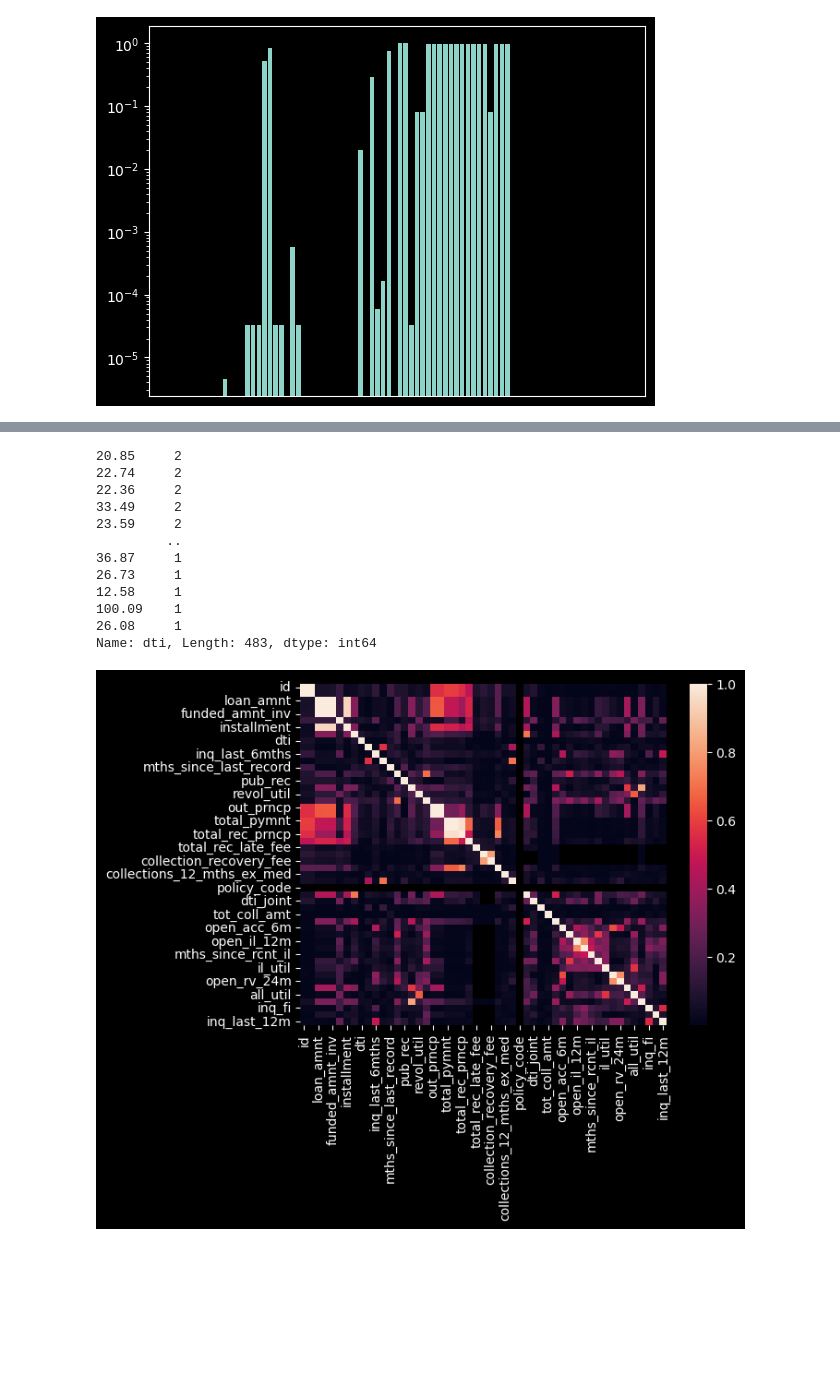
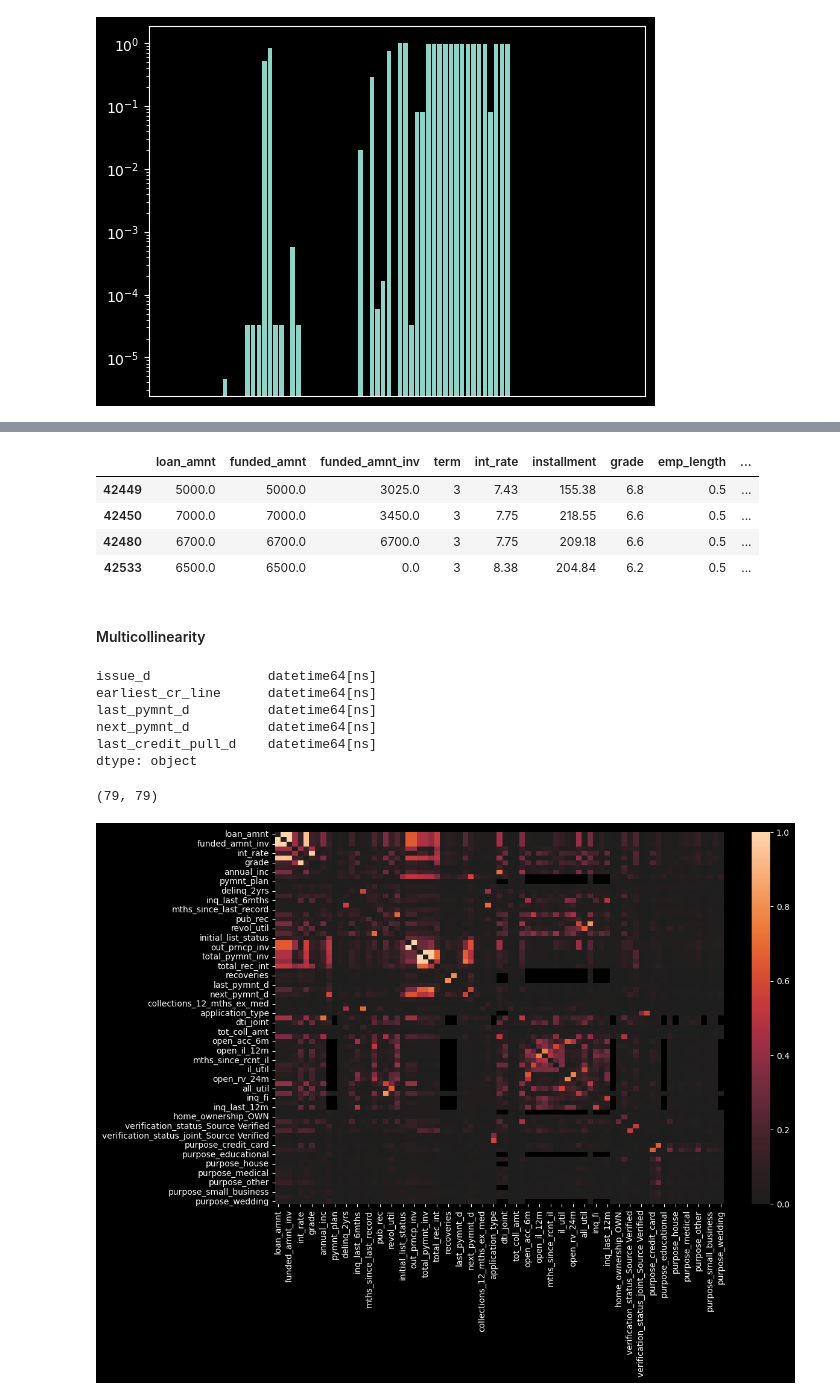
Before and after one commit to Jewdah18/Loan-Default-Risk, a Jupyter notebook: notebooks/Data Wrangling.ipynb, the cells around one changed output, grey strips where cells are left out. Saved outputs shown, nothing was run; the diff lists cells and outputs as text; code cells hidden in the pictures; blank space fills up the shorter version.

Commit message:
Starting Missing Values

```diff
--- a/notebooks/Data Wrangling.ipynb
+++ b/notebooks/Data Wrangling.ipynb
@@ -209,7 +209,7 @@ Columns to drop:
  - **emp_title:** There are too many employment titles. People confused job type with company name so dummy encoding would be a nightmare
  - **desc:** Too many reasons for loans. Without a large Language model to process them I don't know how to evaluate all the different descriptions
 # %%
-X_num = X_num.drop(['id', 'member_id', 'url', 'desc', 'emp_title', 'title', 'zip_code','addr_state'], axis = 1)
+X_num = X_num.drop(['id', 'member_id', 'url', 'desc', 'emp_title', 'title', 'zip_code','addr_state','sub_grade'], axis = 1)
 # %%
 # Convert pyment_plan to a binary variable
 X_num['pymnt_plan'] = np.where(X_num['pymnt_plan'] == 'y', 1, 0)
@@ -233,14 +233,19 @@ Name: issue_d, dtype: object
 # %%
 # Convert the issue date to a datetime object
 X_num['issue_d'] = pd.to_datetime(X_num['issue_d'], errors = 'coerce')
+X_num['issue_d'] = pd.to_numeric(X_num['issue_d'], errors = 'coerce')
 # Convert the earliest credit line of the borrower
 X_num['earliest_cr_line'] = pd.to_datetime(X_num['earliest_cr_line'], errors = 'coerce')
+X_num['earliest_cr_line'] = pd.to_numeric(X_num['earliest_cr_line'], errors = 'coerce')
 # Convert the last payment date of the loan
 X_num['last_pymnt_d'] = pd.to_datetime(X_num['last_pymnt_d'], errors = 'coerce')
+X_num['last_pymnt_d'] = pd.to_numeric(X_num['last_pymnt_d'], errors = 'coerce')
 # Convert the next payment on the loan
 X_num['next_pymnt_d'] = pd.to_datetime(X_num['next_pymnt_d'], errors = 'coerce')
+X_num['next_pymnt_d'] = pd.to_numeric(X_num['next_pymnt_d'], errors = 'coerce')
 # Convert the date that the lending company got a credit report
 X_num['last_credit_pull_d'] = pd.to_datetime(X_num['last_credit_pull_d'], errors='coerce')
+X_num['last_credit_pull_d'] = pd.to_numeric(X_num['last_credit_pull_d'], errors='coerce')
 # %% [markdown]
 Convert the term column to years instead of a string defining the amount of months the loan is for
 # %% [markdown]
@@ -354,19 +353,45 @@ Name: dti_joint, Length: 449, dtype: int64
 # %%
-X_num.loc[X_num['dti_joint'].notnull(), 'dti'].value_counts()
+X_num.loc[X_num['annual_inc'].isnull(),:]
 # %% [output]
-20.85     2
-22.74     2
-22.36     2
-33.49     2
-23.59     2
-         ..
-36.87     1
-26.73     1
-12.58     1
-100.09    1
-26.08     1
-Name: dti, Length: 483, dtype: int64
+|  | loan_amnt | funded_amnt | funded_amnt_inv | term | int_rate | installment | grade | emp_length | ... |
+| 42449 | 5000.0 | 5000.0 | 3025.0 | 3 | 7.43 | 155.38 | 6.8 | 0.5 | ... |
+| 42450 | 7000.0 | 7000.0 | 3450.0 | 3 | 7.75 | 218.55 | 6.6 | 0.5 | ... |
+| 42480 | 6700.0 | 6700.0 | 6700.0 | 3 | 7.75 | 209.18 | 6.6 | 0.5 | ... |
+| 42533 | 6500.0 | 6500.0 | 0.0 | 3 | 8.38 | 204.84 | 6.2 | 0.5 | ... |
-# %%
-sns.heatmap(abs(loan.corr(numeric_only = True)));
-# %% [output]
-[figure, removed]
+# %% [markdown]
+#### Multicollinearity
+# %%
+# Function to get rid of all the diagonals in correlation heatmaps
+def zero_diagonal_heatmap(dfx, min = 0, max = None, color_map = None, threshhold = 0):
+    # give the max a base value
+    if max is None:
+        max = dfx.shape[1]
+    # Create a numpy matrix that is easy to manipulate
+    cm = np.matrix(abs(dfx.iloc[:,min:max].corr(numeric_only = True)))
+    # Create a loop that replaces all the diagonal values with 0
+    for i in range(len(cm)):
+        # Loop thorough the other axis of values
+        for j in range(len(cm)):
+            # All diagonal values happen when i == j
+            if i == j:
+                # set the diagonal value equal to 0
+                cm[i,j] = 0
+    df_cm = pd.DataFrame(cm, columns = list(dfx.columns)[min:max], index = list(dfx.columns)[min:max])
+    # Make the plot bigger
+    plt.figure(figsize=(12, 8))
+    # Plot the heatmap
+    ax = sns.heatmap(df_cm, cmap = color_map, center = threshhold, vmin = 0, vmax = 1);
+# %%
+X_num.select_dtypes(include = 'datetime').dtypes
+# %% [output]
+issue_d               datetime64[ns]
+earliest_cr_line      datetime64[ns]
+last_pymnt_d          datetime64[ns]
+next_pymnt_d          datetime64[ns]
+last_credit_pull_d    datetime64[ns]
+dtype: object
+# %%
+zero_diagonal_heatmap(X_num)
+# %% [output]
+(79, 79)
+[figure, added]
```
Also changed, not shown: parts of 10 cells of this notebook.
